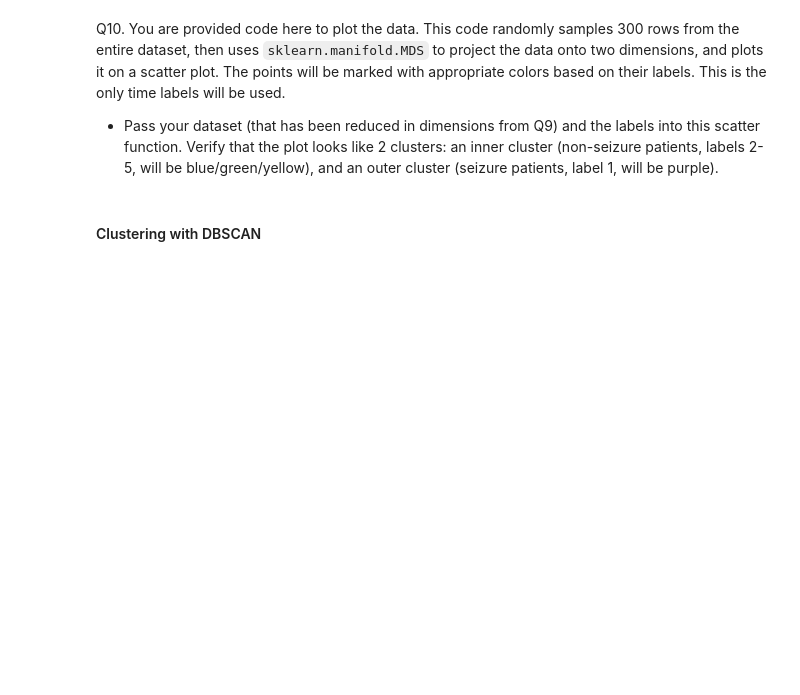
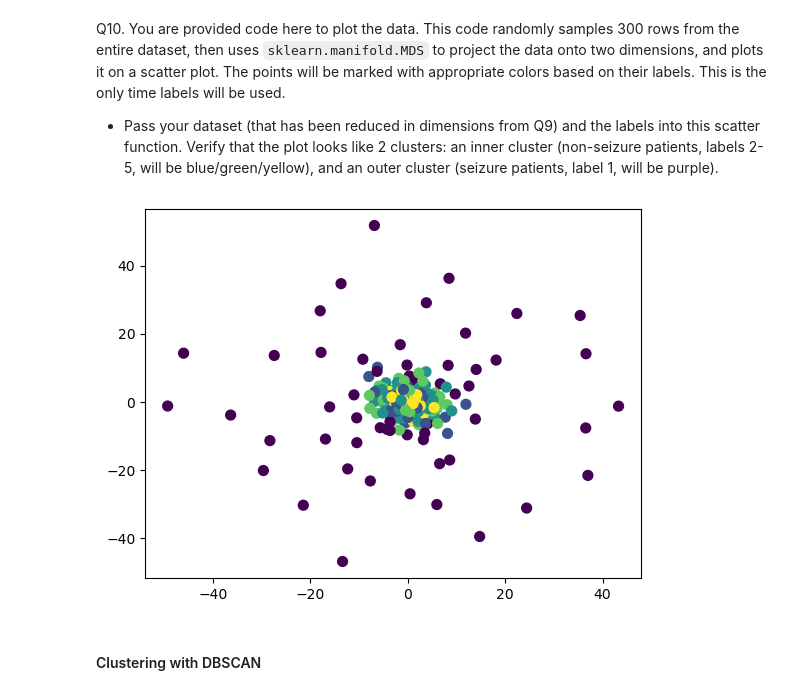
Before and after one commit to alantientran/ML-Clustering, a Jupyter notebook: HW5 - Clustering.ipynb, the cells around one changed output. Drawn from its saved outputs; the diff is of its cells as text; code cells hidden in the pictures; blank space fills up the shorter version.

```diff
--- a/HW5 - Clustering.ipynb
+++ b/HW5 - Clustering.ipynb
@@ -274,0 +276,8 @@ Q9.
+# %%
+scaler = StandardScaler()
+data_scaled = scaler.fit_transform(raw_data)
+
+pca = PCA(n_components=0.95, svd_solver='full')
+pca_data = pca.fit_transform(data_scaled)
+pca_df = pd.DataFrame(pca_data)
+pca_df.head()
@@ -278,19 +295,22 @@ Q10. You are provided code here to plot the data. This code randomly samples 300
 # %%
 # do not change this plotting function!
 def scatter(data, labels, numPoints = 300):
 
     numEntries = data.shape[0]
     start = random.randint(0, numEntries - numPoints)
     end = start + numPoints
     data = data.iloc[start:end, :]
     labels = labels.iloc[start:end]
 
     mds = MDS(n_components=2)
     mds_data = mds.fit_transform(data)
     plt.scatter(mds_data[:, 0], mds_data[:, 1], c=labels, s=50)
     plt.show()
 
 # your code goes here
+scatter(pca_df, labels, numPoints=300)
+# %% [output]
+[figure, added]
 # %% [markdown]
 #### Clustering with DBSCAN
 # %% [markdown]
```
Also changed, not shown: parts of 6 cells of this notebook.
